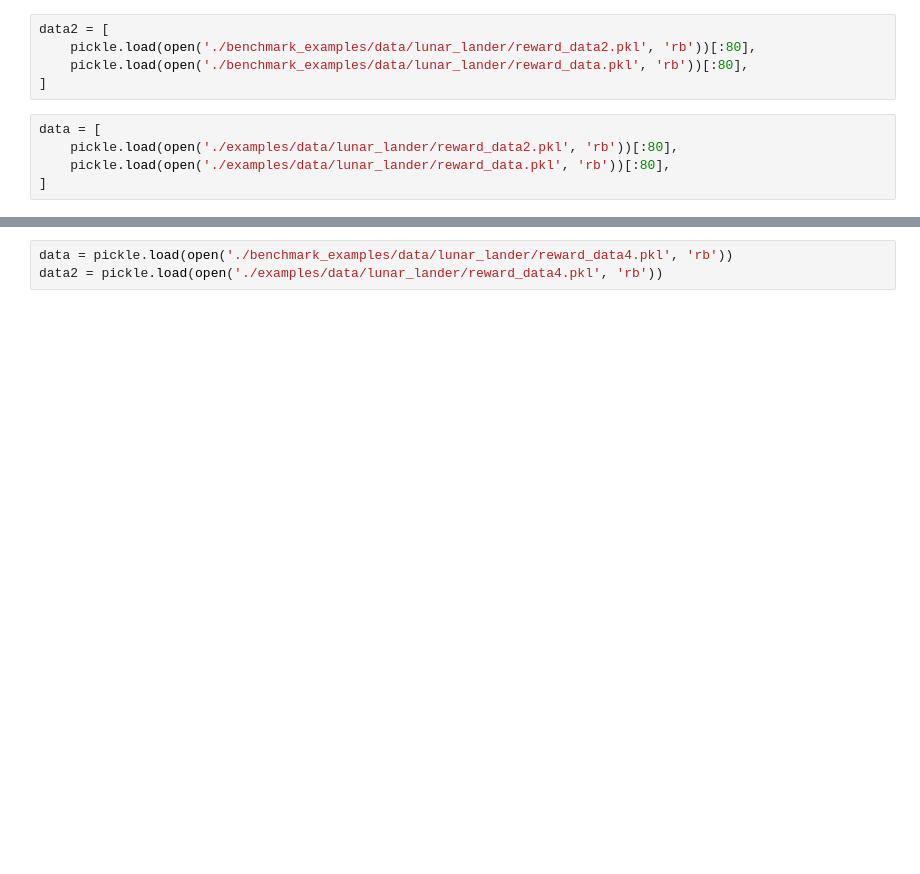
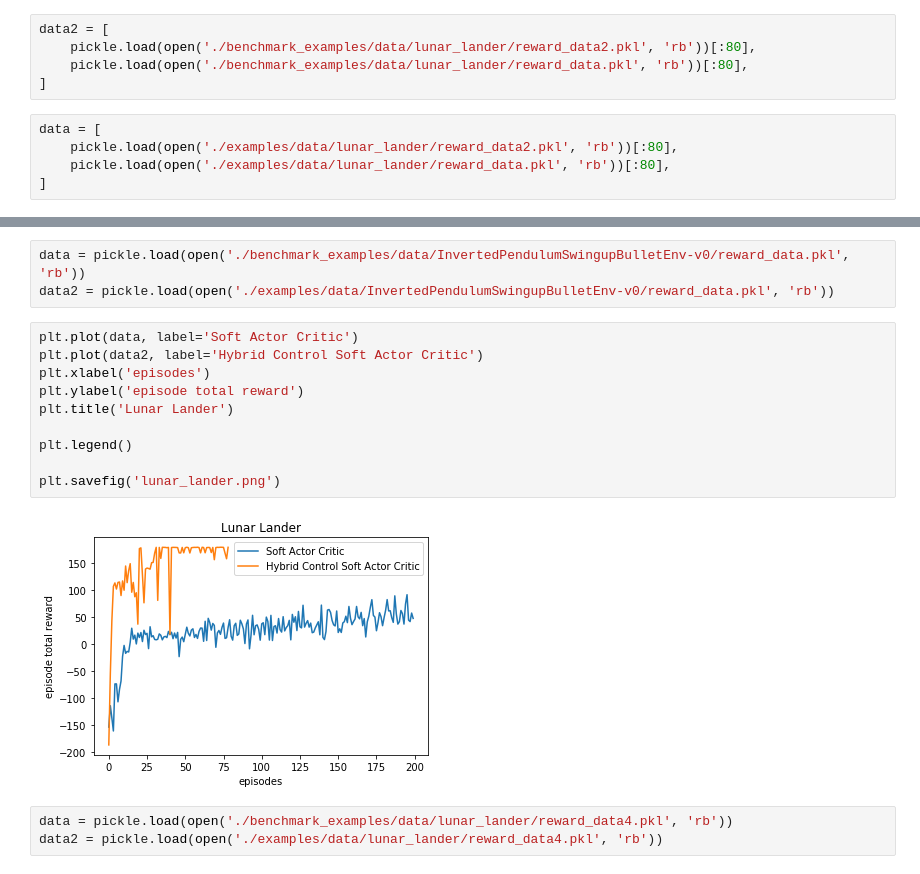
Before and after one commit to i-abr/HybridLearning, a Jupyter notebook: analysis.ipynb, the cells around one changed output, grey strips where cells are left out. Cells and saved outputs as stored; diff of their text form; blank space fills up the shorter version.

```diff
--- a/analysis.ipynb
+++ b/analysis.ipynb
@@ -51,3 +51,18 @@ plt.plot(np.mean(data2, axis=0))
+# %%
+data = pickle.load(open('./benchmark_examples/data/InvertedPendulumSwingupBulletEnv-v0/reward_data.pkl', 'rb'))
+data2 = pickle.load(open('./examples/data/InvertedPendulumSwingupBulletEnv-v0/reward_data.pkl', 'rb'))
+# %%
+plt.plot(data, label='Soft Actor Critic')
+plt.plot(data2, label='Hybrid Control Soft Actor Critic')
+plt.xlabel('episodes')
+plt.ylabel('episode total reward')
+plt.title('Lunar Lander')
+
+plt.legend()
+
+plt.savefig('lunar_lander.png')
+# %% [output]
+[figure, added]
 # %%
 data = pickle.load(open('./benchmark_examples/data/lunar_lander/reward_data4.pkl', 'rb'))
 data2 = pickle.load(open('./examples/data/lunar_lander/reward_data4.pkl', 'rb'))
```
Also changed, not shown: parts of 4 cells of this notebook, 27 other files.
